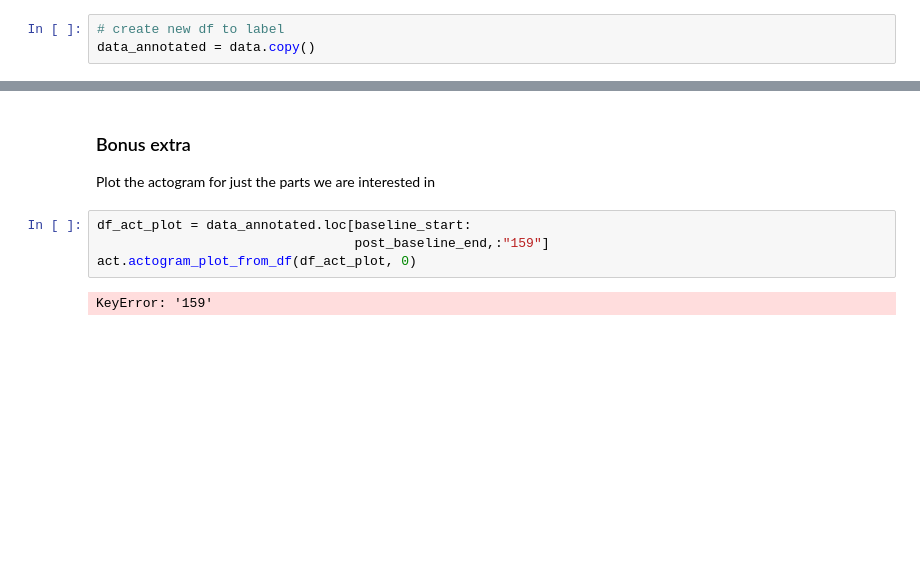
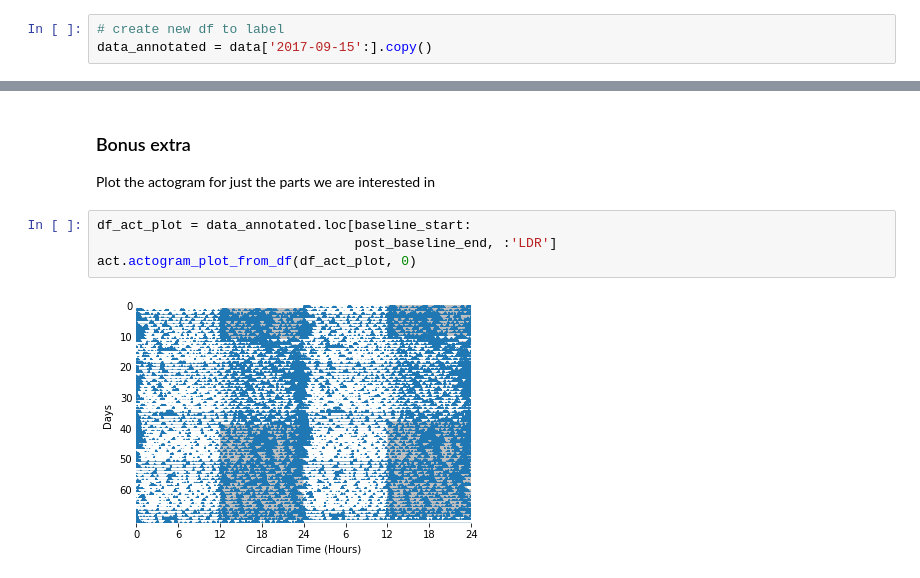
Before and after one commit to A-Fisk/P2_circ_disruption, a Jupyter notebook: 01_createfiles/01_notebooks/02_dlan_create.ipynb, the cells around one changed output, grey strips where cells are left out. Drawn from its saved outputs; the diff is of its cells as text; blank space fills up the shorter version.

```diff
--- a/01_createfiles/01_notebooks/02_dlan_create.ipynb
+++ b/01_createfiles/01_notebooks/02_dlan_create.ipynb
@@ -79,6 +84,6 @@ comes from dlan actograms notebook in old github
 # %%
 # create new df to label
-data_annotated = data.copy()
+data_annotated = data['2017-09-15':].copy()
 # %%
 # Define the baseline period
 baseline_start = '2017-9-15 07:00:20'
@@ -172,7 +177,7 @@ data_annotated.to_csv(file_path)
 Plot the actogram for just the parts we are interested in
 # %%
 df_act_plot = data_annotated.loc[baseline_start:
-                                 post_baseline_end,:"159"]
+                                 post_baseline_end, :'LDR']
 act.actogram_plot_from_df(df_act_plot, 0)
 # %% [output]
-KeyError: '159'
+[figure, added]
```
Also changed, not shown: parts of 1 cell of this notebook, 3 other files.
